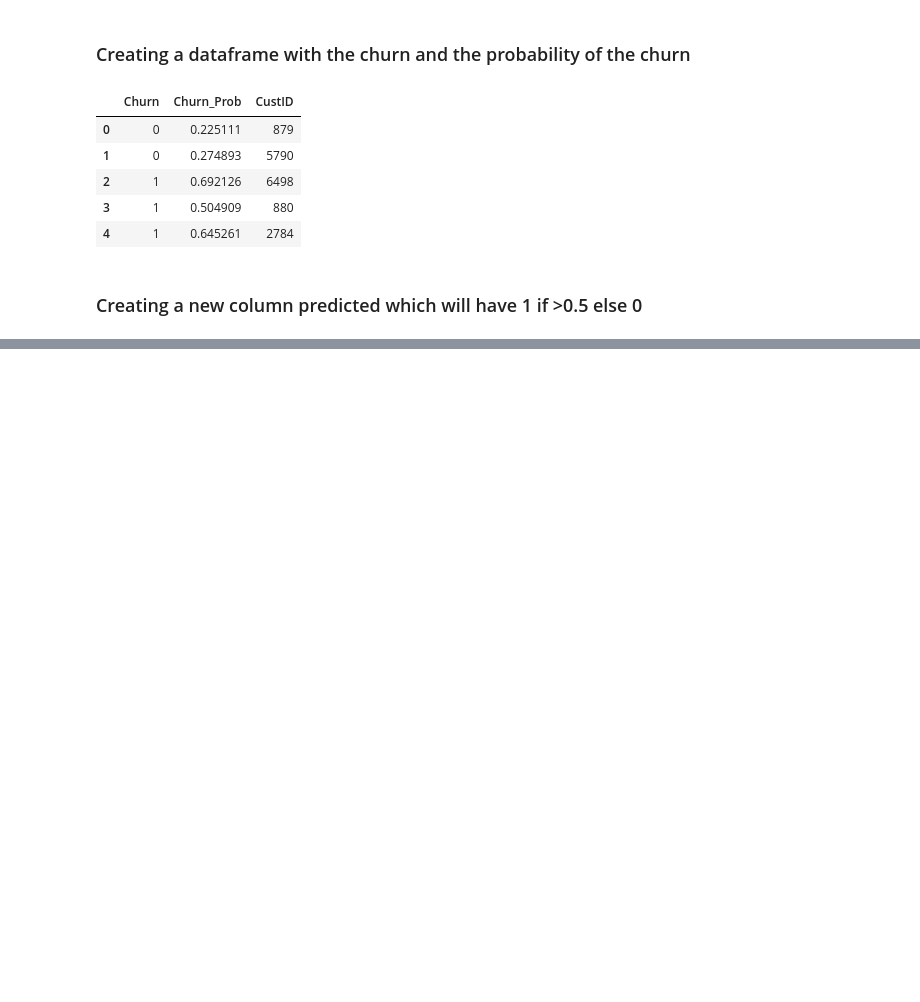
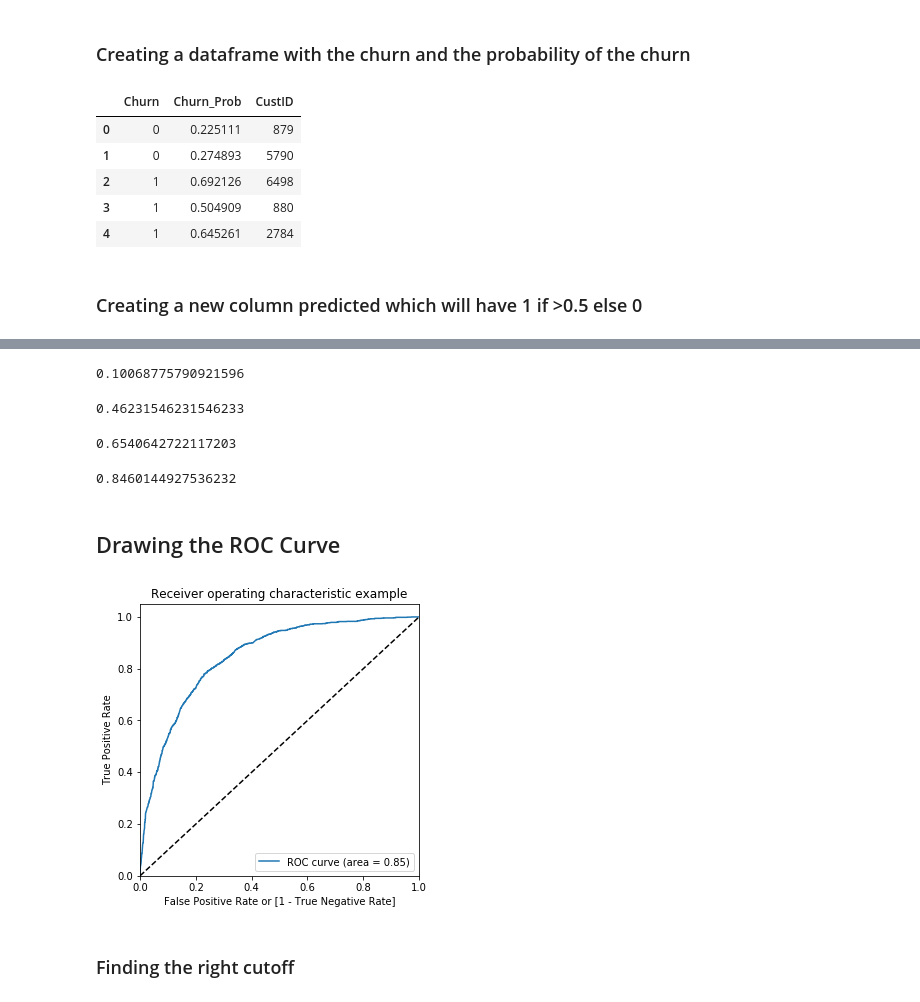
Before and after one commit to sameerg07/TelecomChurn, a Jupyter notebook: Telecom Churn.ipynb, the cells around one changed output, grey strips where cells are left out. Cells and saved outputs as stored; diff of their text form; code cells hidden in the pictures; blank space fills up the shorter version.

```diff
--- a/Telecom Churn.ipynb
+++ b/Telecom Churn.ipynb
@@ -546,0 +705,6 @@ y_train_pred_final
+# %%
+## retrain after dropping
+X_train_sm = sm.add_constant(X_train[col]) ## using the selected features
+logm4 = sm.GLM(y_train,X_train_sm,family=sm.families.Binomial())
+res = logm4.fit()
+res.summary()
@@ -546,0 +736,6 @@ y_train_pred_final
+# %%
+## lets get the predicted values on the train set
+y_train_pred = res.predict(X_train_sm)
+## convert y_train_pred to np array
+y_train_pred = y_train_pred.values.reshape(-1)
+y_train_pred
@@ -546,0 +745,3 @@ y_train_pred_final
+# %%
+y_train_pred_final["Churn_Prob"] = y_train_pred
+y_train_pred_final.head()
@@ -546,0 +755,3 @@ y_train_pred_final
+# %%
+y_train_pred_final['predicted'] = y_train_pred_final.Churn_Prob.apply(lambda x: 1 if x > 0.5 else 0)
+y_train_pred_final.head()
@@ -546,0 +821,47 @@ y_train_pred_final
+# %%
+## lets look at the false positive rate, which tells number of churners predicted who aren't actaully one
+FP/float(FP+TN)
+# %% [output]
+0.10068775790921596
+# %%
+## lets look at the false negative rate, which tells number of non churners who are actually actaully churners
+FN/float(FN + TP)
+# %% [output]
+0.46231546231546233
+# %%
+## positive predictive rate
+TP/float(TP+FP)
+# %% [output]
+0.6540642722117203
+# %%
+## negative predictive rate
+TN/float(TN+FN)
+# %% [output]
+0.8460144927536232
+# %% [markdown]
+## Drawing the ROC Curve
+# %%
+# Defining the function to plot the ROC curve
+def draw_roc( actual, probs ):
+    fpr, tpr, thresholds = metrics.roc_curve( actual, probs,
+                                              drop_intermediate = False )
+    auc_score = metrics.roc_auc_score( actual, probs )
+    plt.figure(figsize=(5, 5))
+    plt.plot( fpr, tpr, label='ROC curve (area = %0.2f)' % auc_score )
+    plt.plot([0, 1], [0, 1], 'k--')
+    plt.xlim([0.0, 1.0])
+    plt.ylim([0.0, 1.05])
+    plt.xlabel('False Positive Rate or [1 - True Negative Rate]')
+    plt.ylabel('True Positive Rate')
+    plt.title('Receiver operating characteristic example')
+    plt.legend(loc="lower right")
+    plt.show()
+
+    return None
+
+# Calling the function
+draw_roc(y_train_pred_final.Churn, y_train_pred_final.Churn_Prob)
+# %% [output]
+[figure, added]
+# %% [markdown]
+### Finding the right cutoff
```
Also changed, not shown: parts of 68 cells of this notebook, 1 other file.
